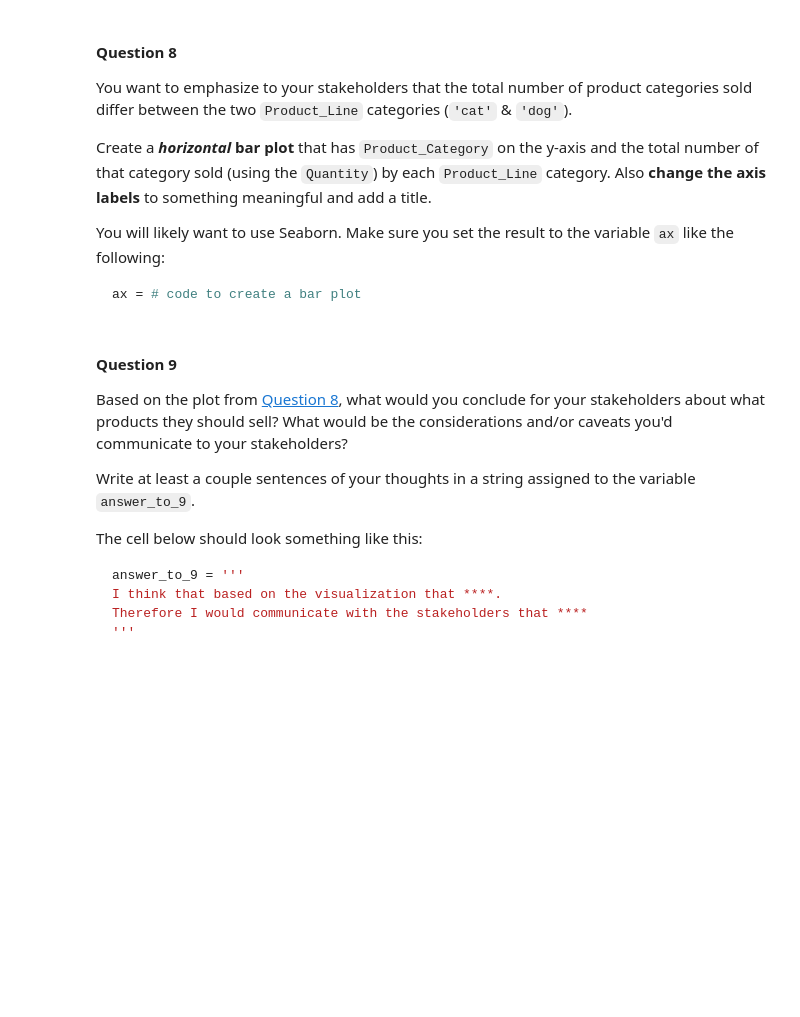
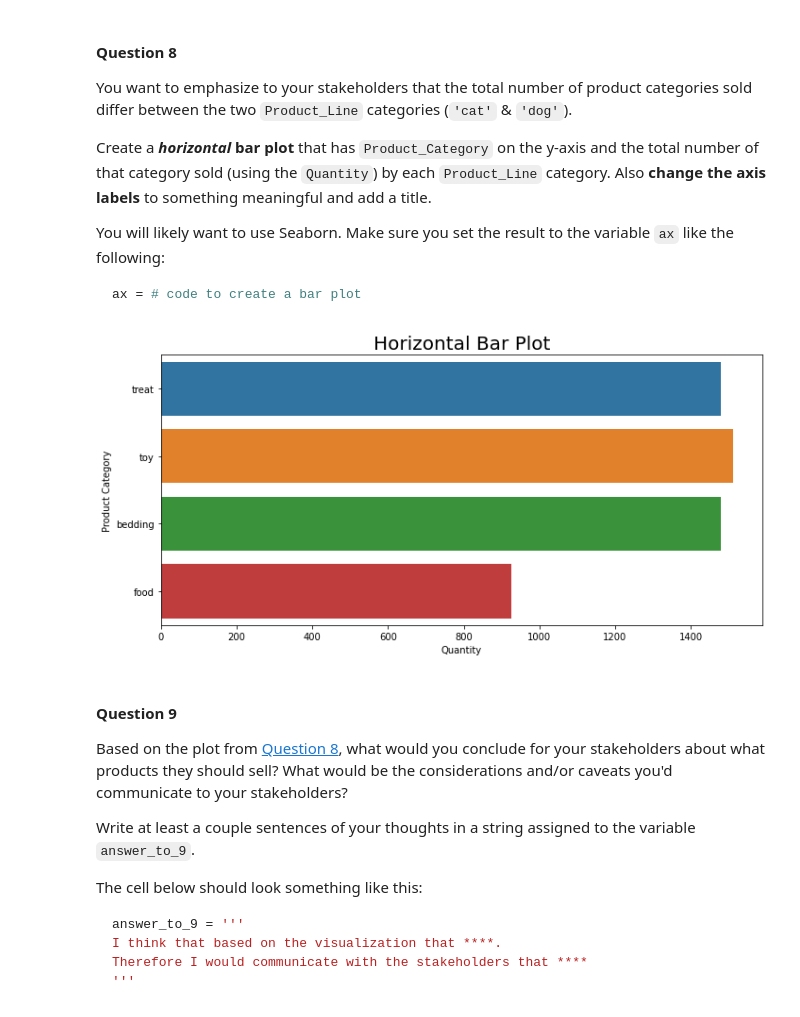
Before and after one commit to dennislamcv1/MetaMarketingAnalytics, a Jupyter notebook: Python Data Analytics/full_osemn.ipynb, the cells around one changed output. Cells and saved outputs as stored; diff of their text form; code cells hidden in the pictures; blank space fills up the shorter version.

```diff
--- a/Python Data Analytics/full_osemn.ipynb
+++ b/Python Data Analytics/full_osemn.ipynb
@@ -114,0 +341,2 @@ This represents how much was spent for a given transaction (row).
+# %%
+df["Subtotal"] = df["Price"] * df["Quantity"]
@@ -186,3 +479,16 @@ ax = # code to create a bar plot
+# %%
+# Your code here
+
+fig, ax = plt.subplots(figsize=(10, 5))
+
+sns.barplot(x=df.Quantity, y=df.Product_Category, data=df, errorbar=None, estimator="sum")
+plt.title("Horizontal Bar Plot", size=20)
+plt.ylabel("Product Category")
+
+plt.tight_layout()
+plt.show()
+# %% [output]
+[figure, added]
 # %%
 # Question 8 Grading Checks
 
```
Also changed, not shown: parts of 47 cells of this notebook, 8 other files.
